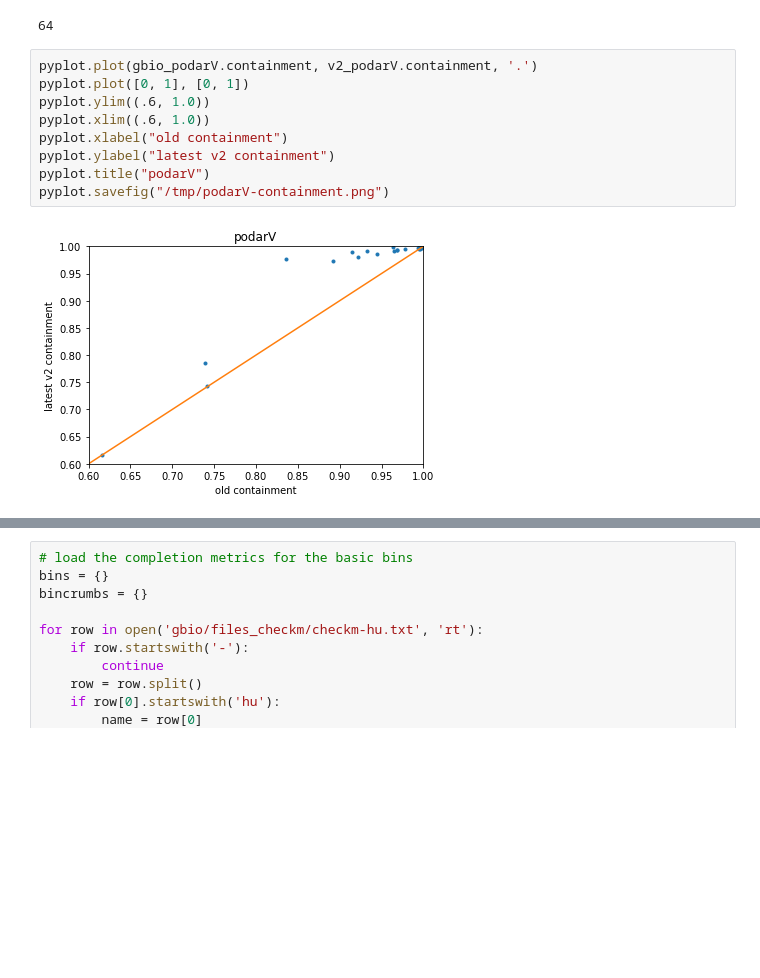
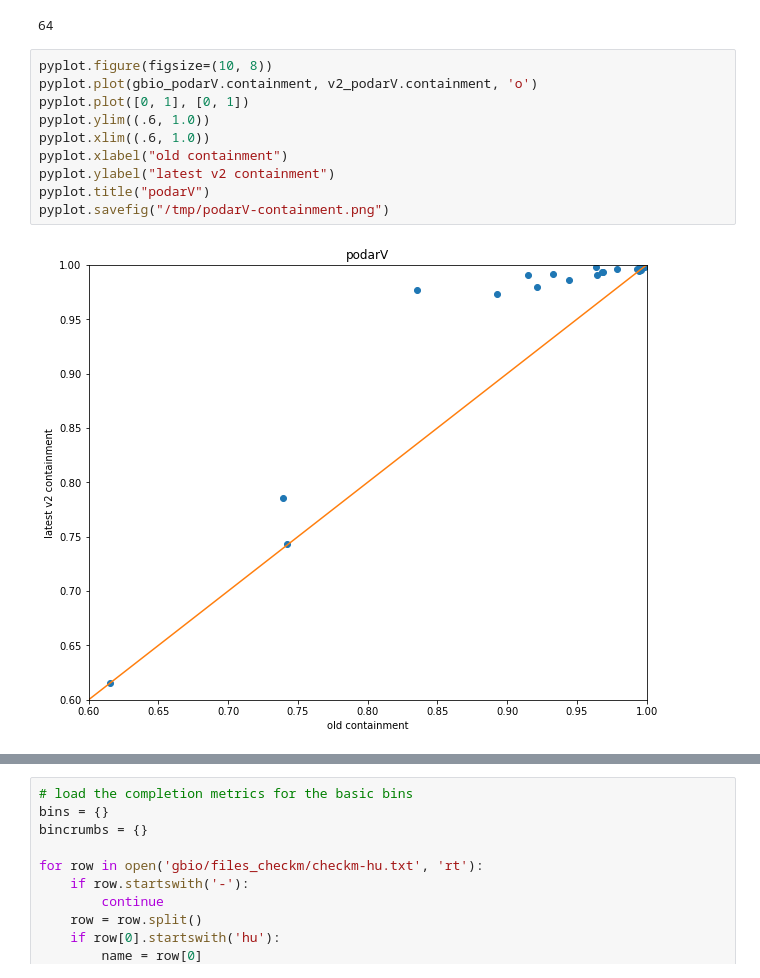
Before and after one commit to ctb/2020-rerun-hu-s1, a Jupyter notebook: compare-v2.ipynb, the cells around one changed output, grey strips where cells are left out. Drawn from its saved outputs; the diff is of its cells as text; blank space fills up the shorter version.

```diff
--- a/compare-v2.ipynb
+++ b/compare-v2.ipynb
@@ -65,14 +65,15 @@ print(len(v2_podarV))
 # %% [output]
 64
 # %%
-pyplot.plot(gbio_podarV.containment, v2_podarV.containment, '.')
+pyplot.figure(figsize=(10, 8))
+pyplot.plot(gbio_podarV.containment, v2_podarV.containment, 'o')
 pyplot.plot([0, 1], [0, 1])
 pyplot.ylim((.6, 1.0))
 pyplot.xlim((.6, 1.0))
 pyplot.xlabel("old containment")
 pyplot.ylabel("latest v2 containment")
 pyplot.title("podarV")
 pyplot.savefig("/tmp/podarV-containment.png")
 # %% [output]
-[figure, old version]
+[figure, new version]
 # %%
```
Also changed, not shown: parts of 4 cells of this notebook.
